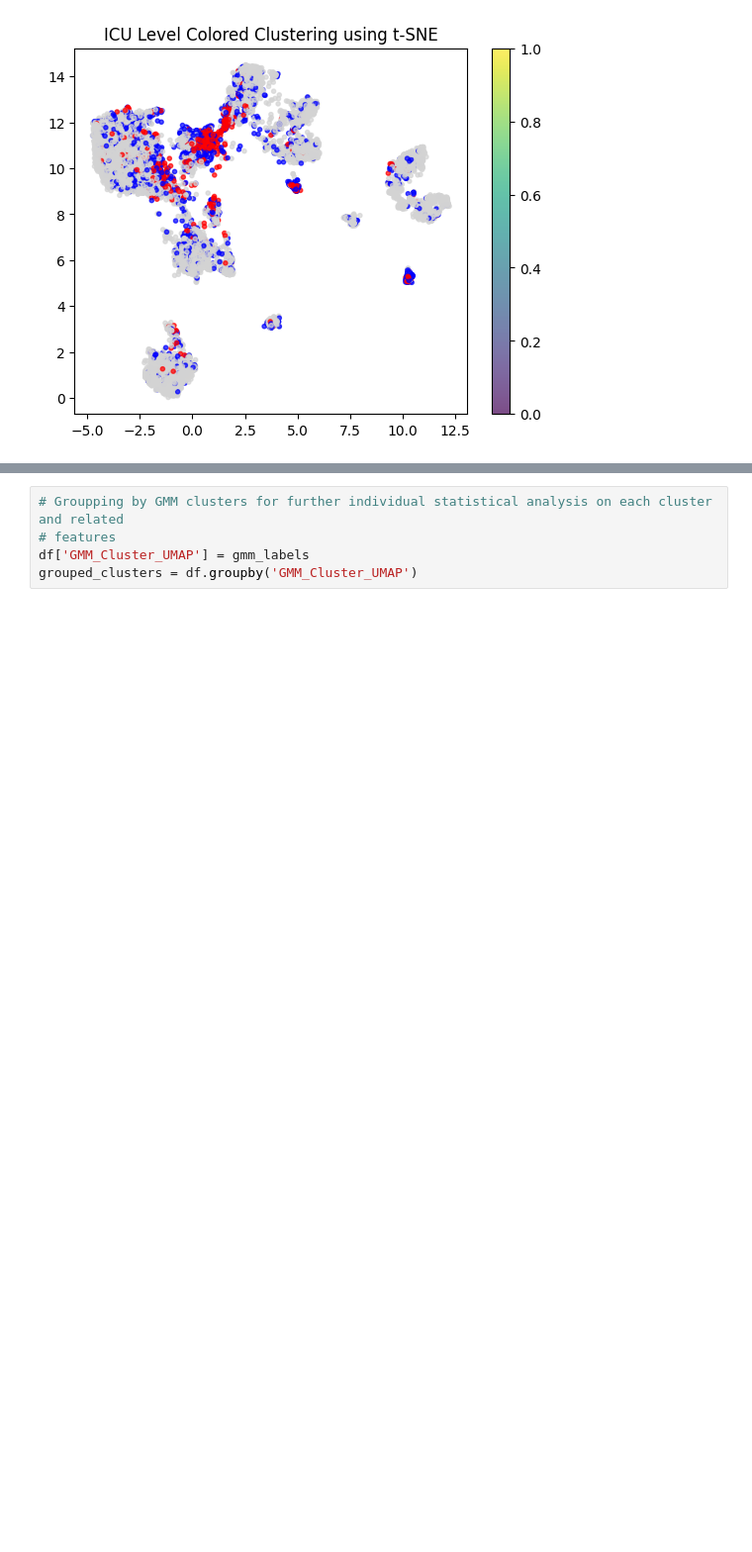
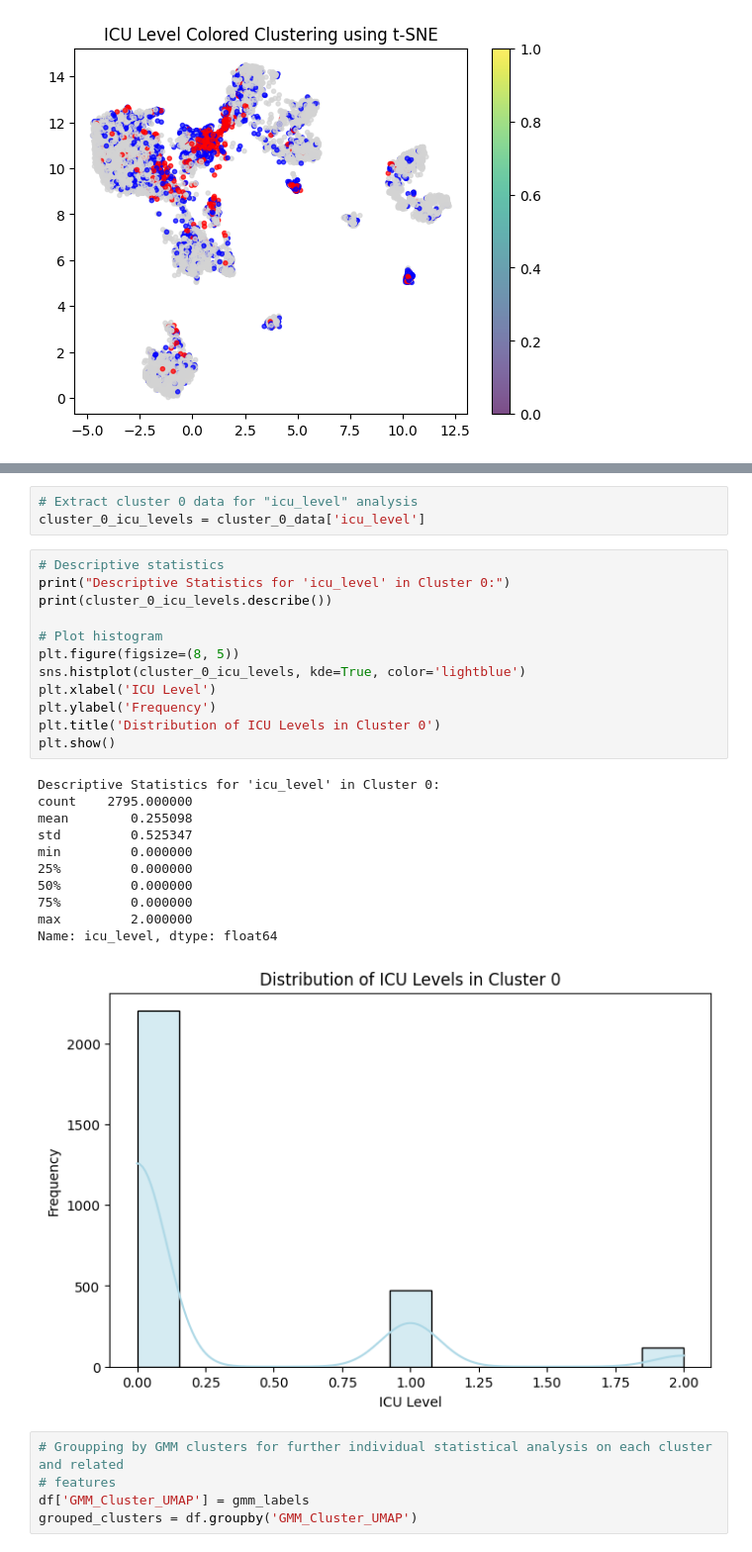
Before and after one commit to MemphiS047/icu-flow-prediction, a Jupyter notebook: script/clustering.ipynb, the cells around one changed output, grey strips where cells are left out. Shown at 99% size. Saved outputs shown, nothing was run; the diff lists cells and outputs as text; blank space fills up the shorter version.

```diff
--- a/script/clustering.ipynb
+++ b/script/clustering.ipynb
@@ -303,3 +350,30 @@ plt.show()
+# %%
+# Extract cluster 0 data for "icu_level" analysis
+cluster_0_icu_levels = cluster_0_data['icu_level']
+# %%
+# Descriptive statistics
+print("Descriptive Statistics for 'icu_level' in Cluster 0:")
+print(cluster_0_icu_levels.describe())
+
+# Plot histogram
+plt.figure(figsize=(8, 5))
+sns.histplot(cluster_0_icu_levels, kde=True, color='lightblue')
+plt.xlabel('ICU Level')
+plt.ylabel('Frequency')
+plt.title('Distribution of ICU Levels in Cluster 0')
+plt.show()
+# %% [output]
+Descriptive Statistics for 'icu_level' in Cluster 0:
+count    2795.000000
+mean        0.255098
+std         0.525347
+min         0.000000
+25%         0.000000
+50%         0.000000
+75%         0.000000
+max         2.000000
+Name: icu_level, dtype: float64
+[figure, added]
 # %%
 # Groupping by GMM clusters for further individual statistical analysis on each cluster and related
 # features
```
Also changed, not shown: parts of 2 cells of this notebook, 1 other file.
